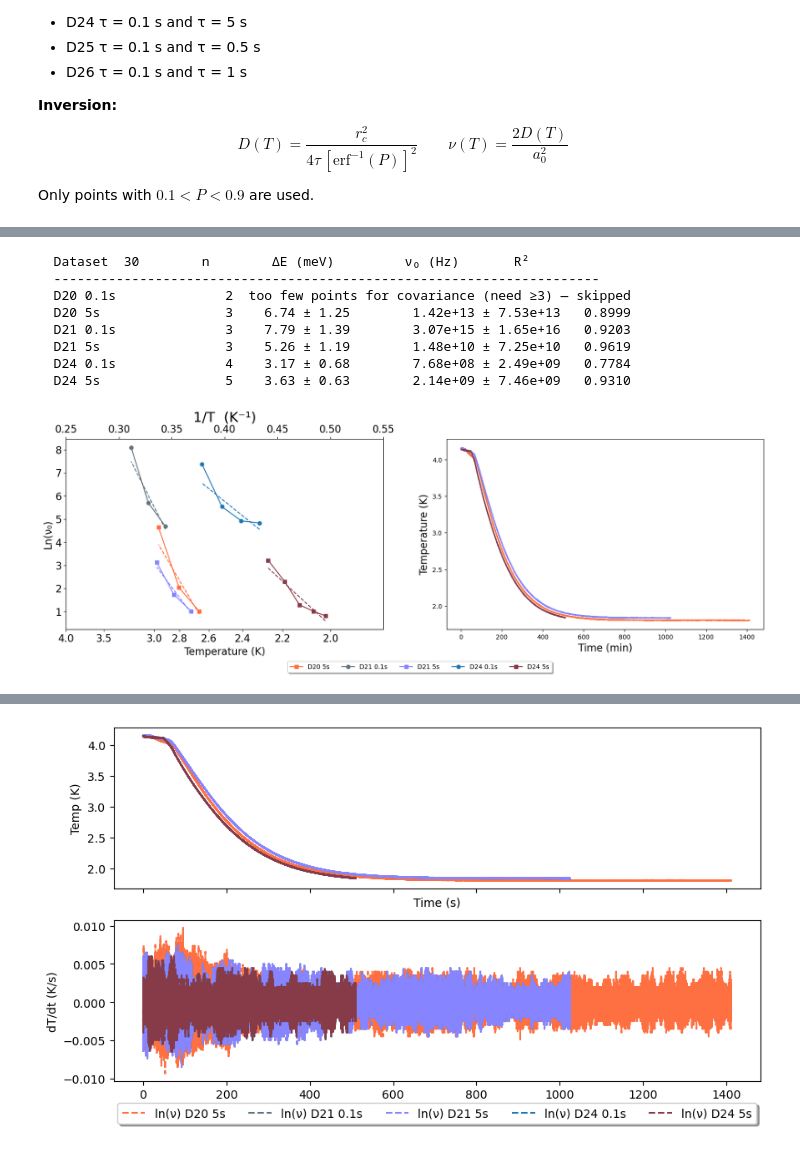
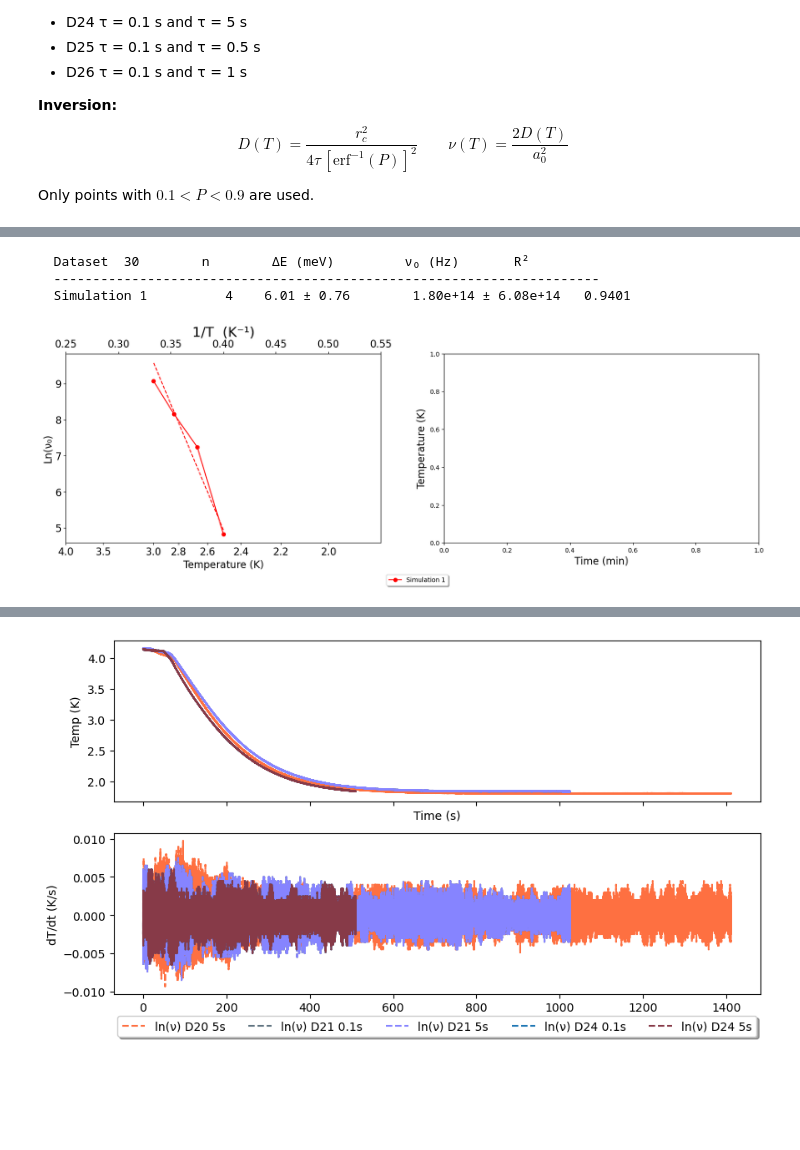
Before and after one commit to FWKCarlisle/PhD-Codes, a Jupyter notebook: Analysis code/DBTF/Phil_up_down/DBTF_D24_D25_D26_analysis.ipynb, the cells around one changed output, grey strips where cells are left out. Cells and saved outputs as stored; diff of their text form; code cells hidden in the pictures; blank space fills up the shorter version.

```diff
--- a/Analysis code/DBTF/Phil_up_down/DBTF_D24_D25_D26_analysis.ipynb
+++ b/Analysis code/DBTF/Phil_up_down/DBTF_D24_D25_D26_analysis.ipynb
@@ -178,7 +178,7 @@ D37_01, D37_1  = make_arrays(r"E:\Nanoscience data\DBTF\November_2\Summary_CSV\D
 
 D38_01, D38_1  = make_arrays(r"E:\Nanoscience data\DBTF\November_2\Summary_CSV\D38_summary.csv", ["D38 0.1s", "D38 1s"], ["#E12900", "#ff8e8e"], cooldown=r"E:\Nanoscience data\DBTF\November_2\Cooldown_CSV\D38_temperatures.csv" )
 
-
+Simulation_1 = make_arrays(r"E:\Nanoscience data\DBTF\November_2\Summary_CSV\simulation_summary.csv", ["Simulation 1"], ["#ff0000"], split=False)
 
 DATASETS = [
     # loops_21_11_1s,
@@ -196,9 +196,13 @@ DATASETS = [
     # D11_01,
     # D11_05,
 
+    ### Simulations
+
+    Simulation_1,
+
     ### Group 1
 
-    D20_01, D20_5, D21_01, D21_1, D24_01, D24_5,
+    # D20_01, D20_5, D21_01, D21_1, D24_01, D24_5,
 
     ### Start of group 2
 
@@ -425,15 +419,15 @@ for r in results:
 
     ax.plot(1/temp, plot, marker=r['marker'], color=r['color'], label=r['label'])
     ax.plot(1/temp, ln_fit, color=r['color'], linestyle='--', label=None) #f'{r["label"]} fit')
-
-    cooldown = r['cooldown']
-    cooldown_time = cooldown[0]
-    cooldown_temps = cooldown[1]
+    if cooldown is not None:
+        cooldown = r['cooldown']
+        cooldown_time = cooldown[0]
+        cooldown_temps = cooldown[1]
     # if i%2 == 0:
     #     plt_label = r['label']
     # else:
     #     plt_label = None
-    ax_1.plot(np.array(cooldown_time)/60, cooldown_temps, color = r['color'], label=r['label'])
+        ax_1.plot(np.array(cooldown_time)/60, cooldown_temps, color = r['color'], label=r['label'])
 # fig, axes = plt.subplots(1, 2, figsize=(13, 5.5))
 
 # ── Panel 1: P(T) — semi-transparent markers + erf fit ──────────────────────
@@ -445,40 +439,35 @@ in_range  = (tick_invT >= 1/4) & (tick_invT <= 1/T_MIN)
 ax.set_xticks(tick_invT[in_range])
 ax.set_xticklabels([f'{t:.1f}' for t in tick_T[in_range]], fontsize=16)
 ax.tick_params(axis='y', labelsize=16)
 ax.set_xlabel("Temperature (K)", fontsize=16)
 if ENTROPY:
     ax.set_ylabel("Ln(ν₀/T)", fontsize=16)
 else:
     ax.set_ylabel("Ln(ν₀)", fontsize=16)
 ax_top = ax.twiny()
 ax_top.set_xlim(ax.get_xlim())
 
 ax_1.set_xlabel("Time (min)", fontsize=16)
 ax_1.set_ylabel("Temperature (K)", fontsize=16)
 
 tick_inv   = np.arange(0.25, 0.56, 0.05)
 in_range2  = (tick_inv >= 1/4) & (tick_inv <= 1/T_MIN)
 ax.set_xlim(tick_inv[in_range2].min(), tick_inv[in_range2].max())
 ax_top.set_xticks(tick_inv[in_range2])
 ax_top.set_xticklabels([f'{v:.2f}' for v in tick_inv[in_range2]], fontsize=16)
 ax_top.set_xlabel('1/T  (K⁻¹)', fontsize=22)
 # plt.xlabel("Temperature (K)")
 # plt.ylabel("Ln(ν₀/T)")
 ax.legend(loc='upper center', bbox_to_anchor=(1.115, -0.15),
           ncol=12, fancybox=True, shadow=True)
 plt.show()
 
 # print(intercept_collection)
 # %% [output]
   Dataset  30        n        ΔE (meV)         ν₀ (Hz)       R²
   ----------------------------------------------------------------------
-  D20 0.1s              2  too few points for covariance (need ≥3) — skipped
-  D20 5s                3    6.74 ± 1.25        1.42e+13 ± 7.53e+13   0.8999
-  D21 0.1s              3    7.79 ± 1.39        3.07e+15 ± 1.65e+16   0.9203
-  D21 5s                3    5.26 ± 1.19        1.48e+10 ± 7.25e+10   0.9619
-  D24 0.1s              4    3.17 ± 0.68        7.68e+08 ± 2.49e+09   0.7784
-  D24 5s                5    3.63 ± 0.63        2.14e+09 ± 7.46e+09   0.9310
+  Simulation 1          4    6.01 ± 0.76        1.80e+14 ± 6.08e+14   0.9401
-[figure, old version]
+[figure, new version]
 # %%
 # ── Combined Arrhenius fit across all datasets ────────────────────────────────
 def weighted_mean(data,scaling=1):
```
Also changed, not shown: parts of 4 cells of this notebook, 4 other files.
